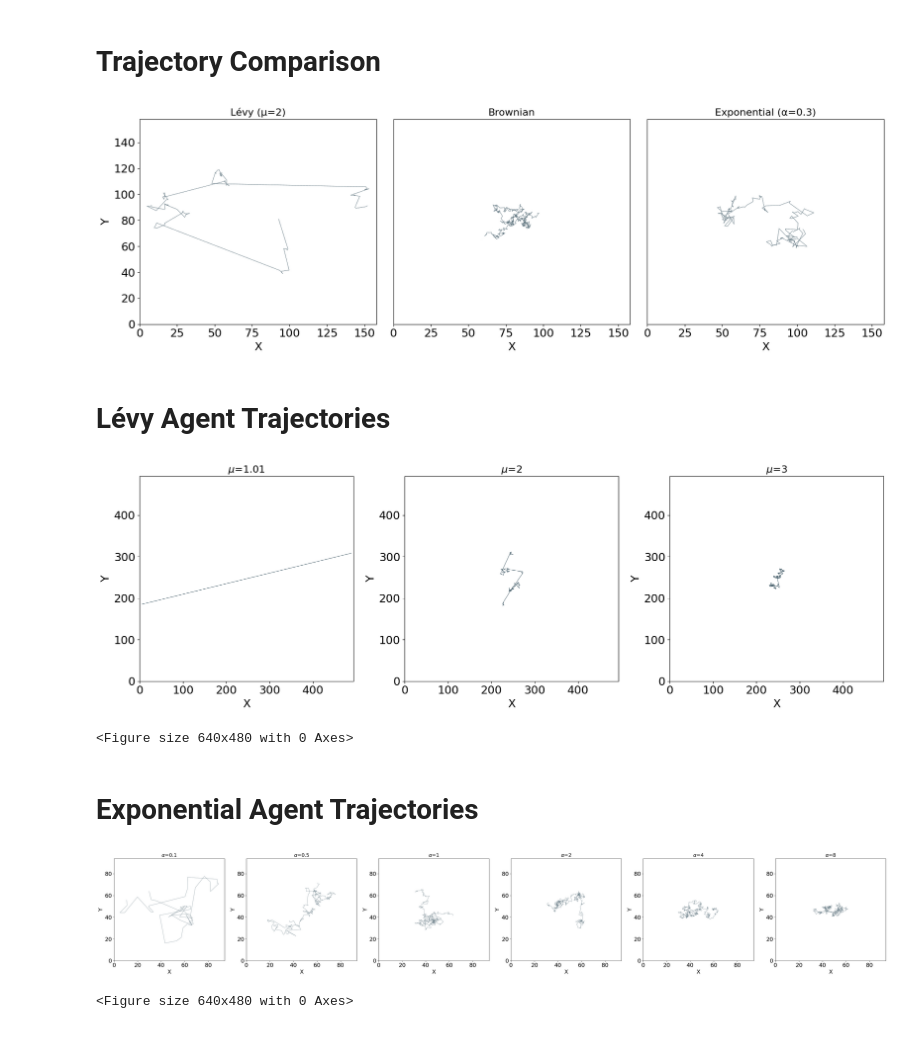
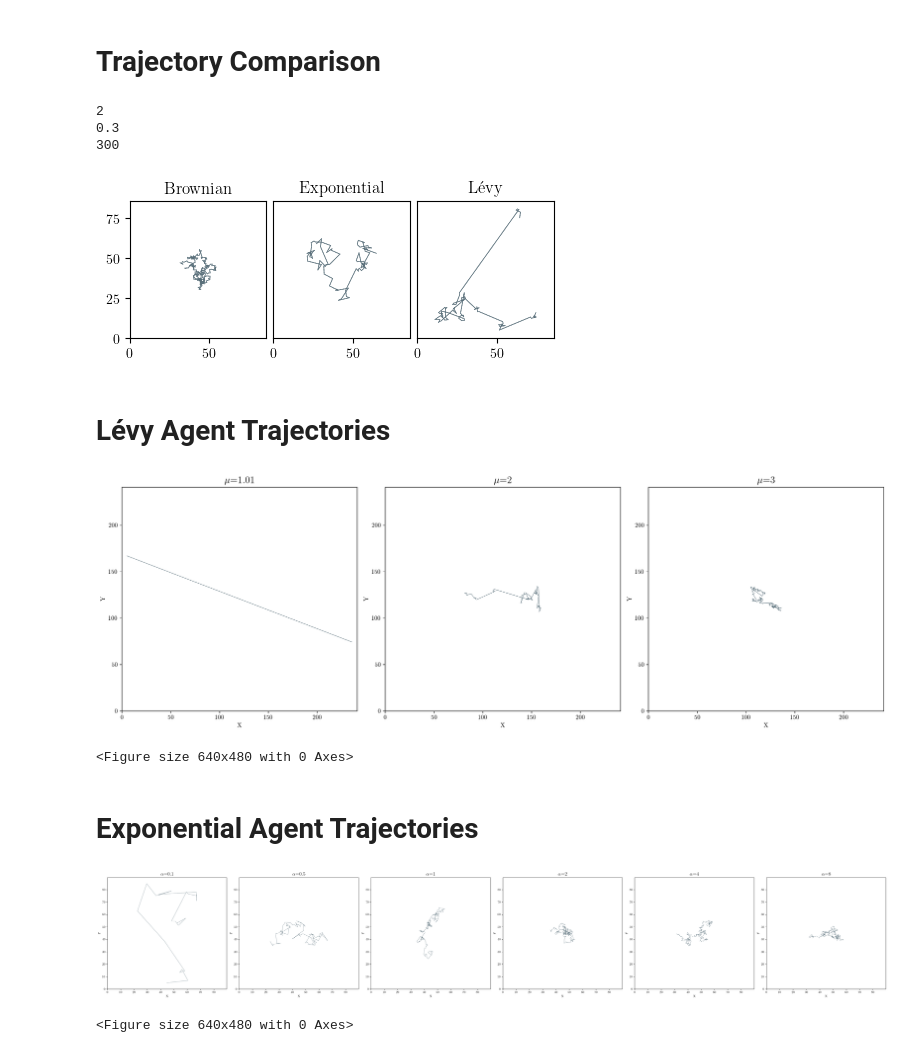
Before and after one commit to winlew/levy-agent-simulation, a Jupyter notebook: studies/traces.ipynb, the cells around one changed output. Saved outputs shown, nothing was run; the diff lists cells and outputs as text; code cells hidden in the pictures.

Commit message:
trace visualization update

```diff
--- a/studies/traces.ipynb
+++ b/studies/traces.ipynb
@@ -34,13 +35,12 @@ path.mkdir(parents=True, exist_ok=True)
 # Trajectory Comparison
 # %%
 agents = [
-    (LévyAgent, 'levy'),
     (BrownianAgent, 'brownian'),
-    (ExponentialAgent, 'exponential')
+    (ExponentialAgent, 'exponential'),
+    (LévyAgent, 'levy')
 ]
-titles = ['Lévy ' + f'(μ={params.mu})', 'Brownian', 'Exponential ' + f'(α={params.alpha})']
+titles = ['Brownian', 'Exponential', 'Lévy']
 
-fig, axes = plt.subplots(1, 3, figsize=(18, 6))
 color_dict = get_color_dict()
 padding = 5
 
@@ -58,44 +58,53 @@ for (agent_class, agent_type) in agents:
     trajectories.append(data.sel(iteration=0))
 
 # shift trajectories to fit in same environment size
 x_ranges = []
 y_ranges = []
 for trajectory in trajectories:
     x = trajectory['x_position'].values
     y = trajectory['y_position'].values
     x_ranges.append(x.max() - x.min())
     y_ranges.append(y.max() - y.min())
     trajectory['x_position'].values = x - x.min()
     trajectory['y_position'].values = y - y.min()
 environment.size = max(max(x_ranges), max(y_ranges)) + 2 * padding
 params.size = environment.size
 for trajectory in trajectories:
     x = trajectory['x_position'].values
     y = trajectory['y_position'].values
     trajectory['x_position'].values = x + environment.size / 2 - (x.max() - x.min()) / 2
     trajectory['y_position'].values = y + environment.size / 2 - (y.max() - y.min()) / 2
 
+plt.rcParams.update({
+    "text.usetex": True,
+    "font.size": 10,
+    "font.family": "serif"
+})
+fig, axes = plt.subplots(1, 3, figsize=(LATEX_TEXTWIDTH, LATEX_TEXTWIDTH/2.5))
+
 # plot the trajectories
 for i, ax in enumerate(axes):
     ax.set_xlim(0, environment.size)
     ax.set_ylim(0, environment.size)
-    ax.set_xlabel('X')
-    if i==0:
-        ax.set_ylabel('Y')
-    else:
+    ax.set_aspect('equal')
+    if i!=0:
         ax.set_yticklabels([])
         ax.tick_params(left=False)
-    ax.set_title(titles[i], fontsize=16)
+    ax.set_title(titles[i])
     plot_traces(ax, environment, params, trajectories[i], params.total_time, color_dict, params.simulation_steps, fade=False)
 
-plt.rcParams.update({
-    "font.size": 18,
-})
+plt.tight_layout()
+plt.subplots_adjust(wspace=0.05)
+plt.savefig(path / "traces_plot.pdf", format='pdf')
 
-plt.tight_layout()
-plt.savefig(path / "traces_plot.pdf", format='pdf')
+print(params.mu)
+print(params.alpha)
+print(params.simulation_steps)
 # %% [output]
+2
+0.3
+300
-[figure, old version]
+[figure, new version]
 # %% [markdown]
 # Lévy Agent Trajectories
 # %%
@@ -151,7 +160,7 @@ plt.tight_layout()
 plt.show()
 plt.savefig(path / "traces_lévy_plot.png", format='svg')
 # %% [output]
-[figure, old version]
+[figure, new version]
 <Figure size 640x480 with 0 Axes>
 # %% [markdown]
 # Exponential Agent Trajectories
@@ -207,5 +216,5 @@ plt.tight_layout()
 plt.show()
 plt.savefig(path / "traces_exponential_plot.png", format='svg')
 # %% [output]
-[figure, old version]
+[figure, new version]
 <Figure size 640x480 with 0 Axes>
```
Also changed, not shown: parts of 1 cell of this notebook.
